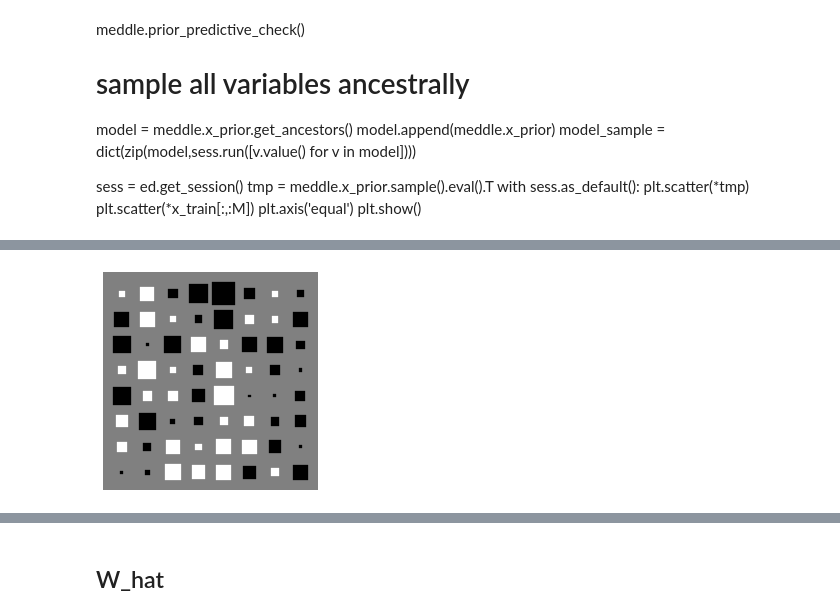
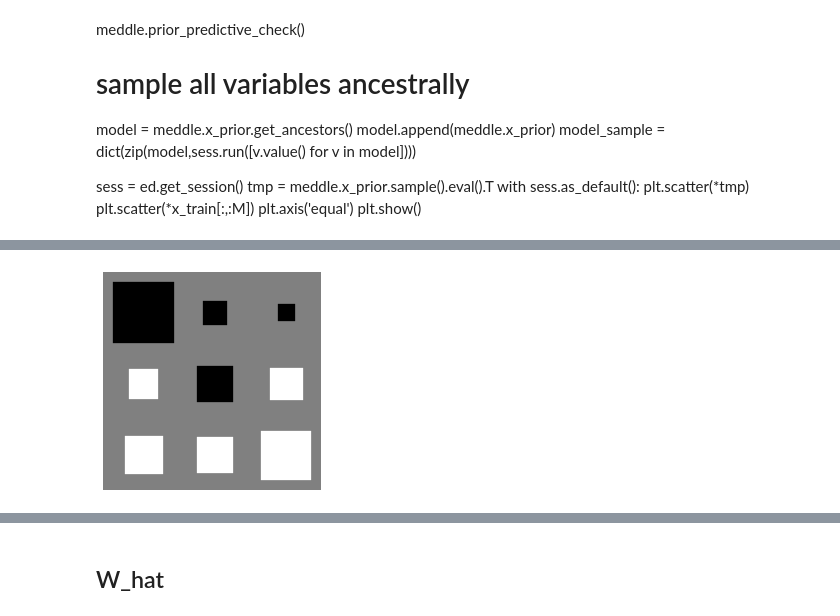
Before and after one commit to deoxyribose/auml, a Jupyter notebook: edward-factor/amortized-factor_model-horseshoe-Copy1.ipynb, the cells around one changed output, grey strips where cells are left out. Drawn from its saved outputs; the diff is of its cells as text; code cells hidden in the pictures.

```diff
--- a/edward-factor/amortized-factor_model-horseshoe-Copy1.ipynb
+++ b/edward-factor/amortized-factor_model-horseshoe-Copy1.ipynb
@@ -88,2 +32,0 @@ array([ 1.1,  1.1,  1.1,  1.1,  1.1,  1.1,  1.1,  1.1])
-# %%
-x_train = x_train.T # n x d please, not d x n
@@ -225,13 +168,14 @@ class low_rank_mvn_horseshoe_ard():
                 batches.append(array[random_idx])
             yield batches
 
-    def infer(self, x_train, n_epoch = 100, n_print=100, n_samples=100, M = 100, optimizer='rmsprop'):
+    def infer(self, x_train, n_epoch = 100, n_print=100, n_samples=100, optimizer='rmsprop'):
+        M = int(self.Qmodel[-2].shape[0])
         self.data = self.generator([x_train], M)
         self.x_ph = tf.placeholder(tf.float32, [None,D])
         n_batch = int(N / M)
         # add progress bar
         self.inference = ed.KLqp(dict(zip(self.Pmodel,self.Qmodel)), data={self.x: self.x_ph})
-        self.inference.initialize(n_iter=n_batch * n_epoch, n_print=(n_batch * n_epoch)/10, n_samples=n_samples, optimizer=optimizer,global_step=tf.Variable(3,trainable=False))
+        self.inference.initialize(n_iter=n_batch * n_epoch, n_print=(n_batch * n_epoch)/10, n_samples=n_samples, optimizer=optimizer,global_step=tf.Variable(5,trainable=False))
         sess = ed.get_session()
         init = tf.global_variables_initializer()
         init.run()
@@ -261,10 +205,10 @@ class low_rank_mvn_horseshoe_ard():
             x_batch = next(self.data)[0]
             #print(x_batch.var())
             info_dict = inference.update({self.x_ph: x_batch})
-            if i%300 == 0 and i > 300:
+            window = 100 # recent defined as a window one-tenth-of-all-data wide
+            if i%window == 0 and i >= window:
                 print(info_dict)
                 ### estimate slope of recent loss
-                window = 300 # recent defined as a window one-tenth-of-all-data wide
                 recent_losses = learning_curve[-window:]
                 #plt.scatter(np.arange(window),recent_losses)
                 # estimate slope by least squares
@@ -315,3 +259,5 @@ class low_rank_mvn_horseshoe_ard():
         print(qmu.mean().eval())
         print(qmu.variance().eval())
         self.Qmodel = (qsigma,qlamda,qtau,qw,qz,qmu)
+# %%
+N, D = 1000, 3
@@ -352,7 +302,7 @@ with sess.as_default():
     plt.axis('equal')
     plt.show()
 # %%
-M = 25
+M = 75
 student = low_rank_mvn_horseshoe_ard(M,D)
 student.initialize(x_train)
 # %%
@@ -406,4 +370,4 @@ array([[ 0.  , -0.01, -0.01,  0.  , -0.02,  0.01,  0.  , -0.  ],
 # %%
-hinton(qwmode)
+hinton(qwmode.T)
 # %% [output]
-[figure, old version]
+[figure, new version]
```
Also changed, not shown: parts of 21 cells of this notebook, 3 other files.
